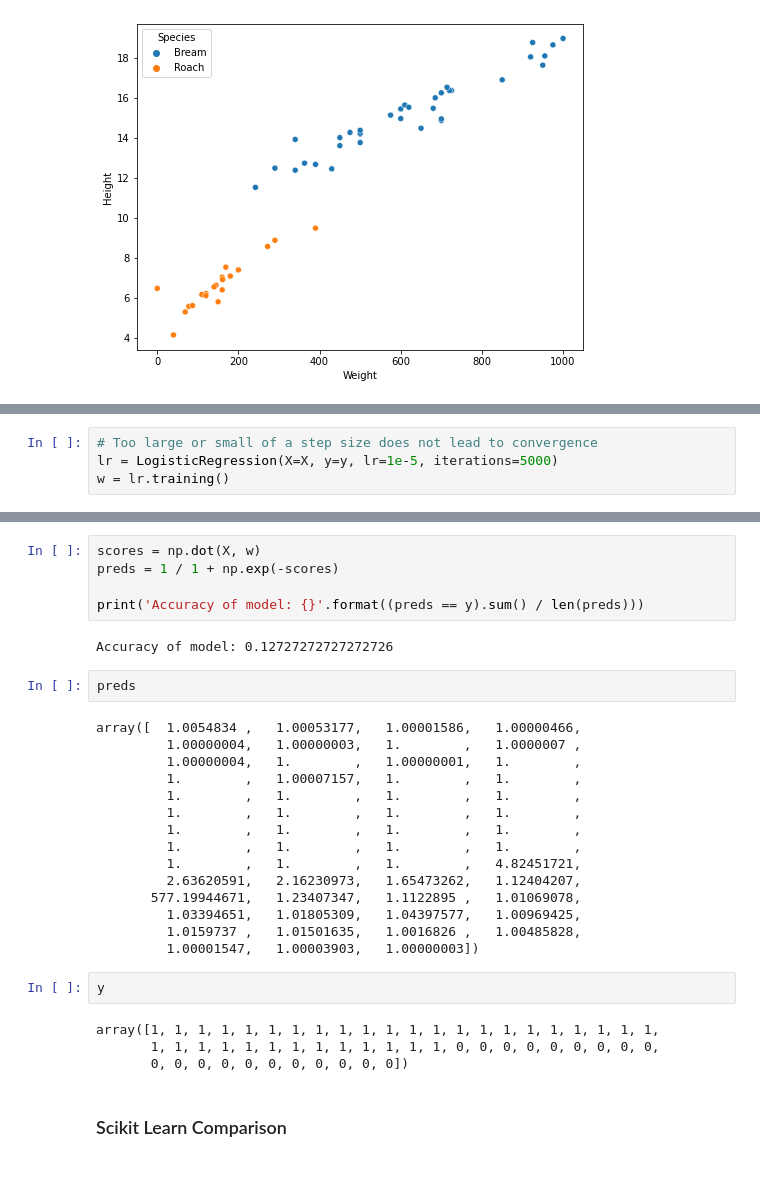
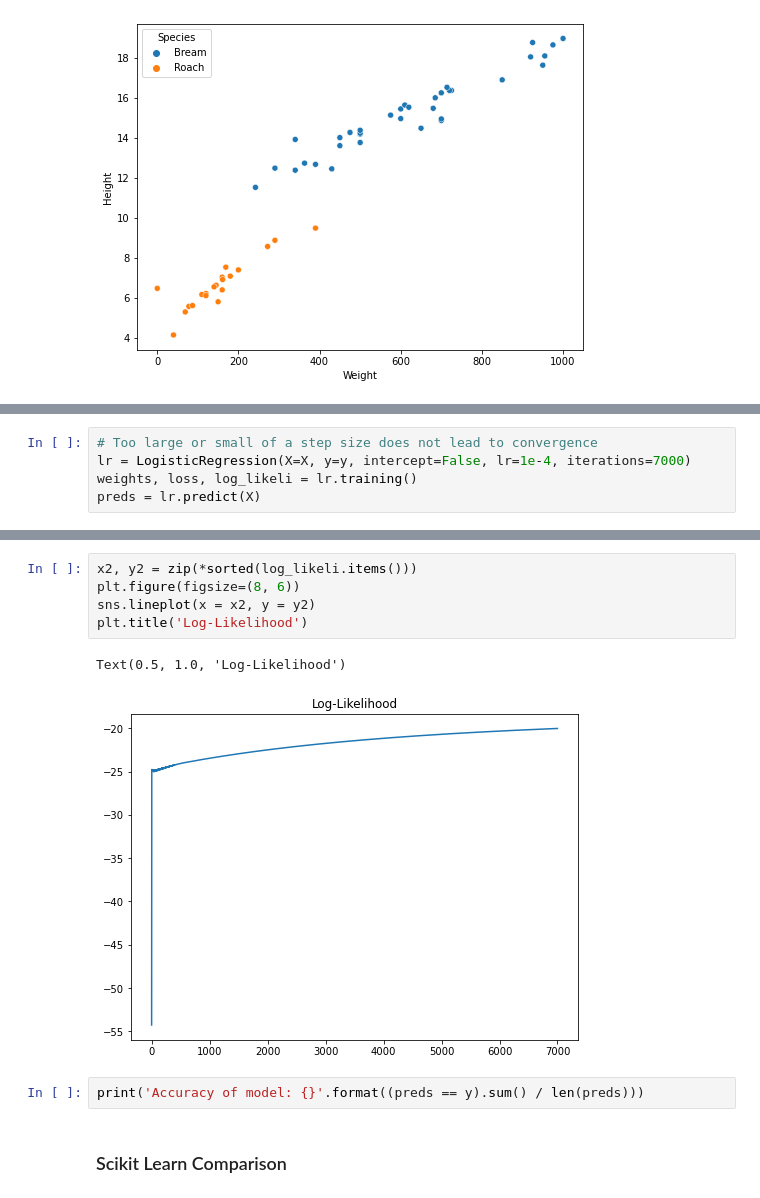
Before and after one commit to GStechschulte/autodidact, a Jupyter notebook: ML_Scratch/LogisticRegression.ipynb, the cells around one changed output, grey strips where cells are left out. Cells and saved outputs as stored; diff of their text form.

Commit message:
Logistic Regression finish

```diff
--- a/ML_Scratch/LogisticRegression.ipynb
+++ b/ML_Scratch/LogisticRegression.ipynb
@@ -111,4 +125,5 @@ class LogisticRegression():
 # %%
 # Too large or small of a step size does not lead to convergence
-lr = LogisticRegression(X=X, y=y, lr=1e-5, iterations=5000)
-w = lr.training()
+lr = LogisticRegression(X=X, y=y, intercept=False, lr=1e-4, iterations=7000)
+weights, loss, log_likeli = lr.training()
+preds = lr.predict(X)
@@ -123,32 +141,12 @@ array([ 0.06824285, -0.98166139])
+# %%
+x2, y2 = zip(*sorted(log_likeli.items()))
+plt.figure(figsize=(8, 6))
+sns.lineplot(x = x2, y = y2)
+plt.title('Log-Likelihood')
+# %% [output]
+Text(0.5, 1.0, 'Log-Likelihood')
+[figure, added]
 # %%
-scores = np.dot(X, w)
-preds = 1 / 1 + np.exp(-scores)
-
 print('Accuracy of model: {}'.format((preds == y).sum() / len(preds)))
-# %% [output]
-Accuracy of model: 0.12727272727272726
-# %%
-preds
-# %% [output]
-array([  1.0054834 ,   1.00053177,   1.00001586,   1.00000466,
-         1.00000004,   1.00000003,   1.        ,   1.0000007 ,
-         1.00000004,   1.        ,   1.00000001,   1.        ,
-         1.        ,   1.00007157,   1.        ,   1.        ,
-         1.        ,   1.        ,   1.        ,   1.        ,
-         1.        ,   1.        ,   1.        ,   1.        ,
-         1.        ,   1.        ,   1.        ,   1.        ,
-         1.        ,   1.        ,   1.        ,   1.        ,
-         1.        ,   1.        ,   1.        ,   4.82451721,
-         2.63620591,   2.16230973,   1.65473262,   1.12404207,
-       577.19944671,   1.23407347,   1.1122895 ,   1.01069078,
-         1.03394651,   1.01805309,   1.04397577,   1.00969425,
-         1.0159737 ,   1.01501635,   1.0016826 ,   1.00485828,
-         1.00001547,   1.00003903,   1.00000003])
-# %%
-y
-# %% [output]
-array([1, 1, 1, 1, 1, 1, 1, 1, 1, 1, 1, 1, 1, 1, 1, 1, 1, 1, 1, 1, 1, 1,
-       1, 1, 1, 1, 1, 1, 1, 1, 1, 1, 1, 1, 1, 0, 0, 0, 0, 0, 0, 0, 0, 0,
-       0, 0, 0, 0, 0, 0, 0, 0, 0, 0, 0])
 # %% [markdown]
 ### Scikit Learn Comparison
```
Also changed, not shown: parts of 9 cells of this notebook, 4 other files.
